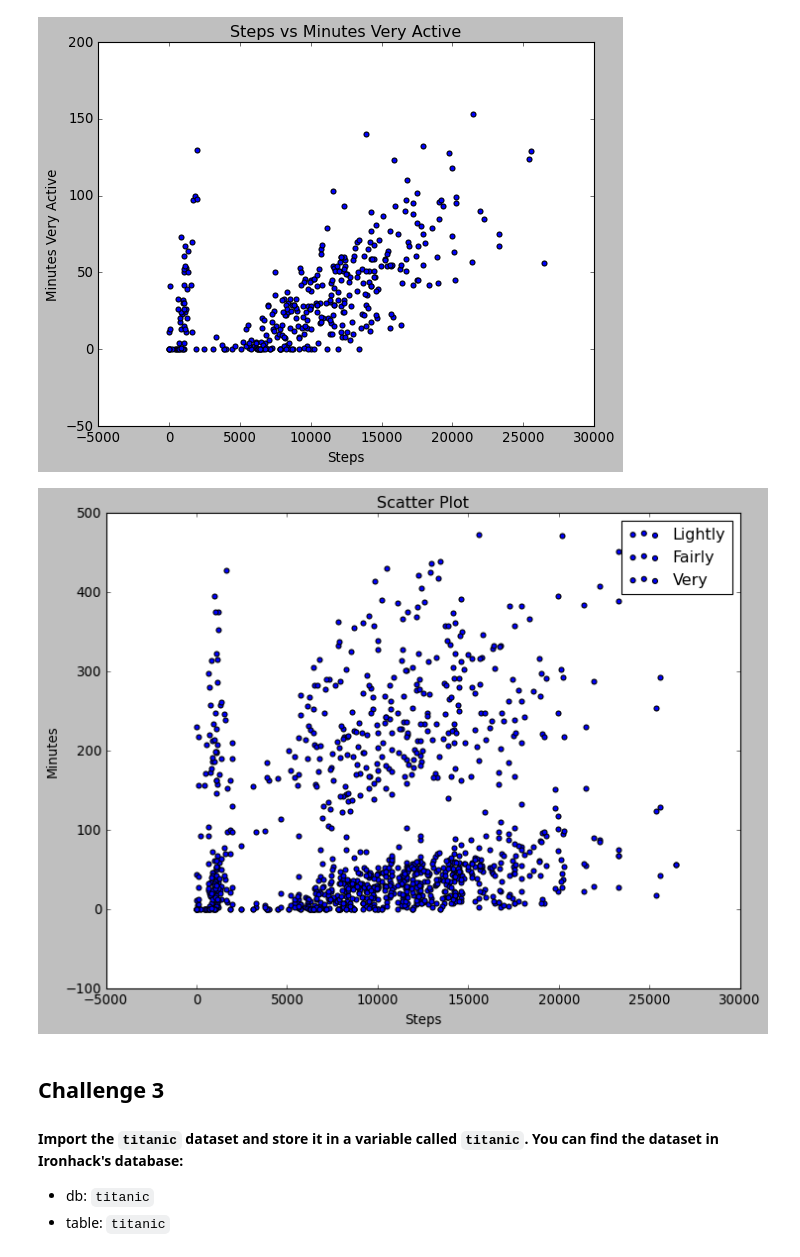
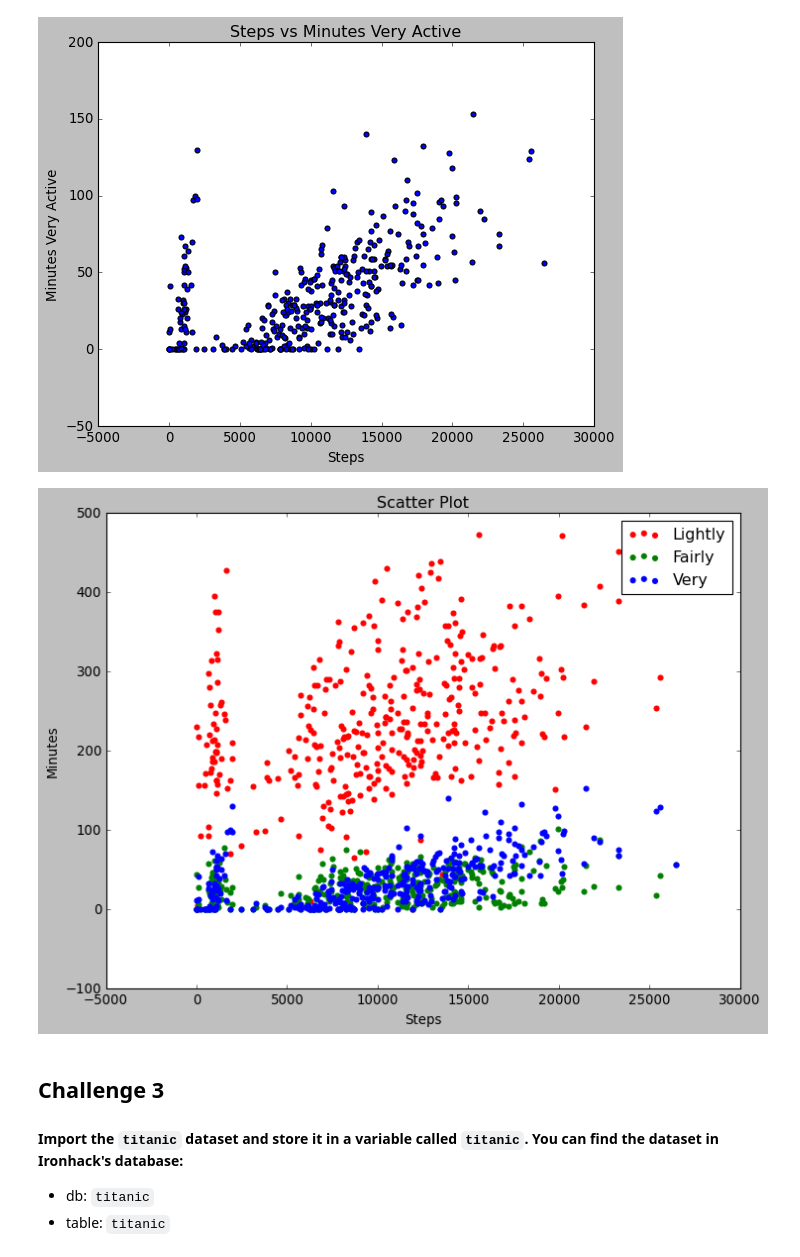
Before and after one commit to tinghaoK7727/IronHackLabs_Ting, a Jupyter notebook: Module_2/Lab_1/Lab_1_Module_2.ipynb, the cells around one changed output. Drawn from its saved outputs; the diff is of its cells as text; code cells hidden in the pictures.

```diff
--- a/Module_2/Lab_1/Lab_1_Module_2.ipynb
+++ b/Module_2/Lab_1/Lab_1_Module_2.ipynb
@@ -235,28 +240,28 @@ for y_col in y_columns:
 # %%
 # all elements in one chart
 
 Lightly = fitbit['Minutes Lightly Active']
 Fairly = fitbit['Minutes Fairly Active']
 Very = fitbit['Minutes Very Active']
 Steps = fitbit['Steps']
 
 fig = plt.figure()
 ax = fig.add_axes([0, 0, 1, 1])
 
 # define the scatter plots
-ax.scatter(Steps, Lightly, label = 'Lightly')
-ax.scatter(Steps, Fairly, label = 'Fairly')
-ax.scatter(Steps, Very, label = 'Very')
+ax.scatter(Steps, Lightly, label = 'Lightly', color = 'r')
+ax.scatter(Steps, Fairly, label = 'Fairly', color = 'g')
+ax.scatter(Steps, Very, label = 'Very', color = 'blue')
 ax.set_title('Scatter Plot')
 ax.set_xlabel('Steps')
 ax.set_ylabel('Minutes')
 
 # add legends
 ax.legend()
 
 plt.show()
 # %% [output]
-[figure, old version]
+[figure, new version]
 # %% [markdown]
 ## Challenge 3
 
```
Also changed, not shown: parts of 3 cells of this notebook, 8 other files.
